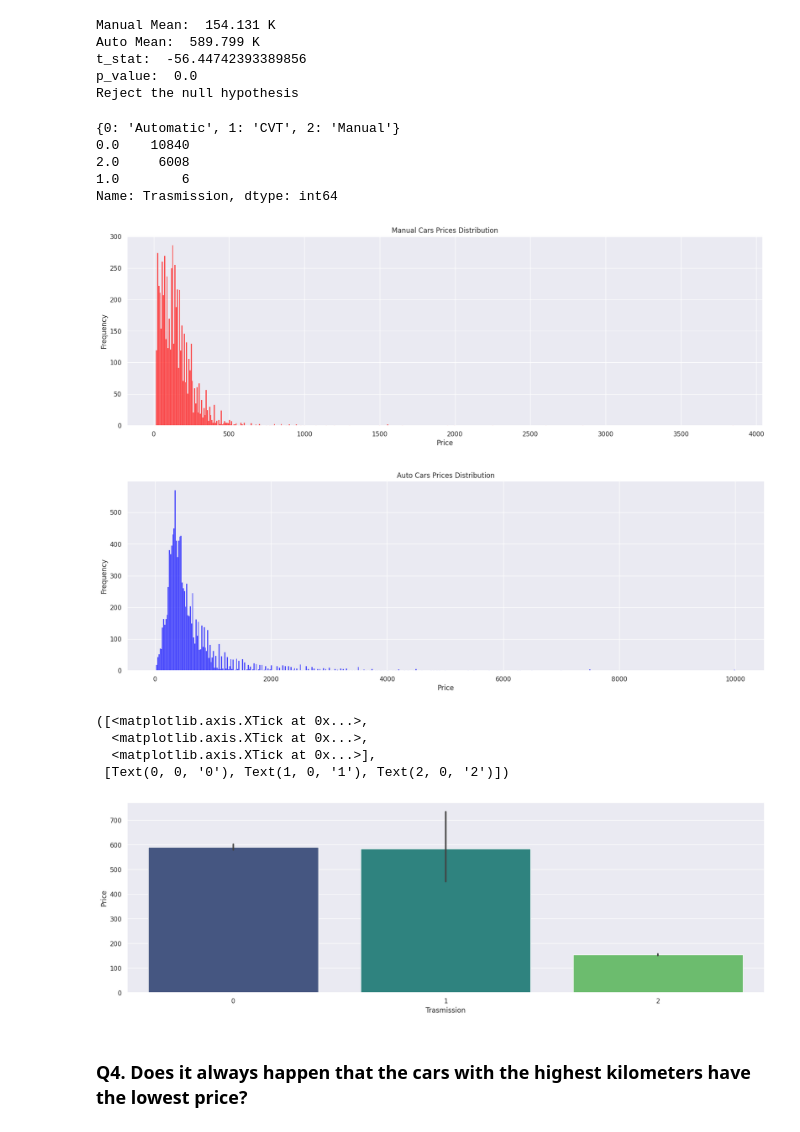
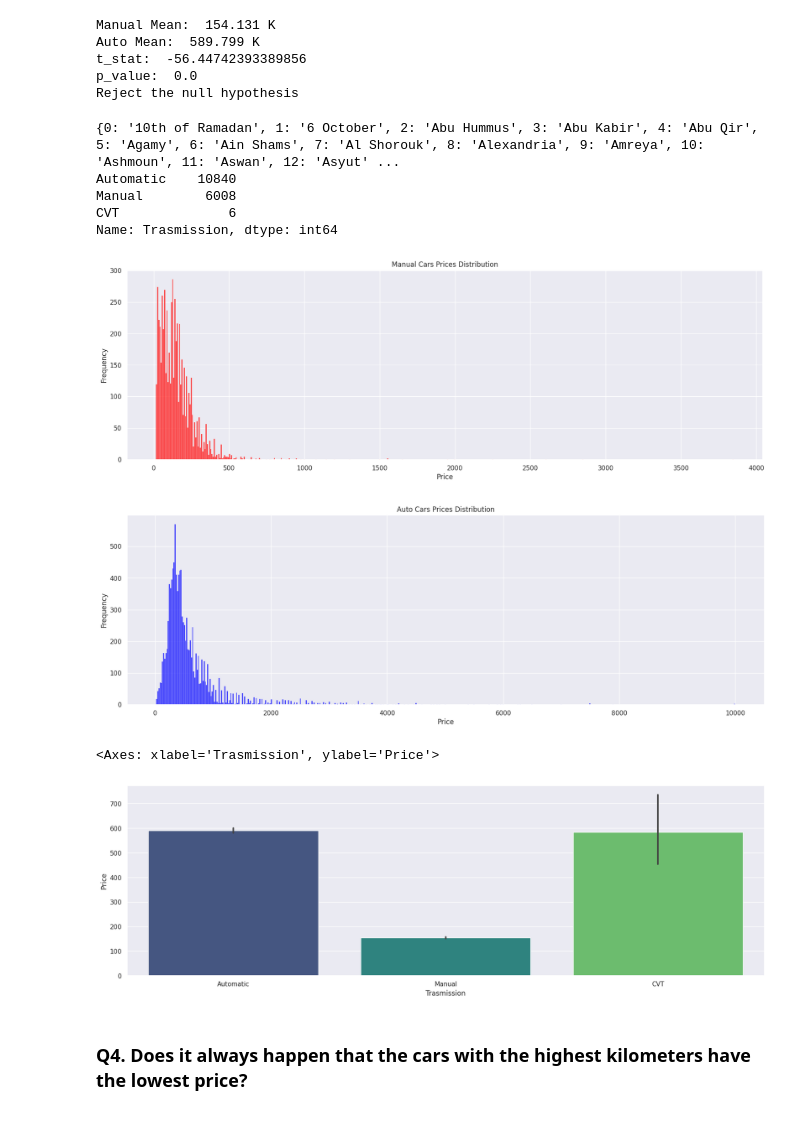
Before and after one commit to Yousif-Ahmed/Sayarty, a Jupyter notebook: Sayarty.ipynb, the cells around one changed output. Drawn from its saved outputs; the diff is of its cells as text; code cells hidden in the pictures.

Commit message:
feat : use unencoded data for eda and encoded for the model

```diff
--- a/Sayarty.ipynb
+++ b/Sayarty.ipynb
@@ -257,10 +257,7 @@ brands {'Hyundai': 0, 'Chevrolet': 1, 'Fiat': 2, 'BMW': 3, 'Opel': 4, 'Mitsubish
 # %%
 # format categorical features
 df_copy.Kilometers = df_copy.Kilometers.apply(km_frmt)
-df_copy.Color = df_copy.Color.apply(color_frmt)
 df_copy.Engine = df_copy.Engine.apply(engine_frmt)
-df_copy.Fuel = df_copy.Fuel.apply(fuel_frmt)
-df_copy.Brand = df_copy.Brand.apply(brand_frmt)
 df_copy.Price = df_copy.Price.apply(price_frmt)
 # %%
 # Some Features Engineerning
@@ -301,11 +316,18 @@ dtype: object
+# %%
+# encode categorical features
+df_encodeed = df_allfilled.copy()
+
+df_encodeed.Color = df_encodeed.Color.apply(color_frmt)
+df_encodeed.Fuel = df_encodeed.Fuel.apply(fuel_frmt)
+df_encodeed.Brand = df_encodeed.Brand.apply(brand_frmt)
 # %%
 # Converting categorical features
 
 nums = []
 lbl= LabelEncoder()
 
-for col in df_copy.loc[ : , df_copy.dtypes == object].columns:
-    df_copy[col] = lbl.fit_transform(df_copy[col])
+for col in df_encodeed.loc[ : , df_encodeed.dtypes == object].columns:
+    df_encodeed[col] = lbl.fit_transform(df_encodeed[col])
     # To know the meaning of numbers
     directory = {index: label for index , label  in enumerate(lbl.classes_)}
     nums.append(directory)
@@ -568,8 +565,8 @@ model_color_price
 ### Q3. Is there a statistically significant difference in the average price of cars sold in Egypt between cars with manual and automatic transmissions?
 # %%
 from scipy.stats import ttest_ind
-manual_prices = df_allfilled[df_allfilled['Trasmission'] == 2]['Price']
-auto_prices = df_allfilled[df_allfilled['Trasmission'] == 0]['Price']
+manual_prices = df_allfilled[df_allfilled['Trasmission'] == 'Manual']['Price']
+auto_prices = df_allfilled[df_allfilled['Trasmission'] == 'Automatic']['Price']
 
 manual_mean = manual_prices.mean()
 auto_mean = auto_prices.mean()
@@ -595,39 +592,34 @@ Reject the null hypothesis
 # %%
 # Some plots for Manual and Auto cars
 print(nums[2])
 print(df_allfilled.Trasmission.value_counts())
 
 plt.figure(figsize=(20, 6))
 sns.histplot(manual_prices, bins=500, color='red')
 plt.title('Manual Cars Prices Distribution')
 plt.xlabel('Price')
 plt.ylabel('Frequency')
 plt.show()
 
 plt.figure(figsize=(20, 6))
 sns.histplot(auto_prices, bins=500, color='blue')
 plt.title('Auto Cars Prices Distribution')
 plt.xlabel('Price')
 plt.ylabel('Frequency')
 plt.show()
 
 plt.figure(figsize=(20, 6))
 sns.barplot(x = df_allfilled["Trasmission"], y = df_allfilled["Price"] , palette='viridis')
-# Change x axis values
-plt.xticks(np.arange(3), list(nums[2].keys()))
 # %% [output]
-{0: 'Automatic', 1: 'CVT', 2: 'Manual'}
-0.0    10840
-2.0     6008
-1.0        6
+{0: '10th of Ramadan', 1: '6 October', 2: 'Abu Hummus', 3: 'Abu Kabir', 4: 'Abu Qir', 5: 'Agamy', 6: 'Ain Shams', 7: 'Al Shorouk', 8: 'Alexandria', 9: 'Amreya', 10: 'Ashmoun', 11: 'Aswan', 12: 'Asyut' ...
+Automatic    10840
+Manual        6008
+CVT              6
 Name: Trasmission, dtype: int64
 [figure]
 [figure]
-([<matplotlib.axis.XTick at 0x...>,
-  <matplotlib.axis.XTick at 0x...>,
-  <matplotlib.axis.XTick at 0x...>],
- [Text(0, 0, '0'), Text(1, 0, '1'), Text(2, 0, '2')])
+<Axes: xlabel='Trasmission', ylabel='Price'>
-[figure, old version]
+[figure, new version]
 # %% [markdown]
 ### Q4. Does it always happen that the cars with the highest kilometers have the lowest price?
 # %%
```
Also changed, not shown: parts of 22 cells of this notebook.
